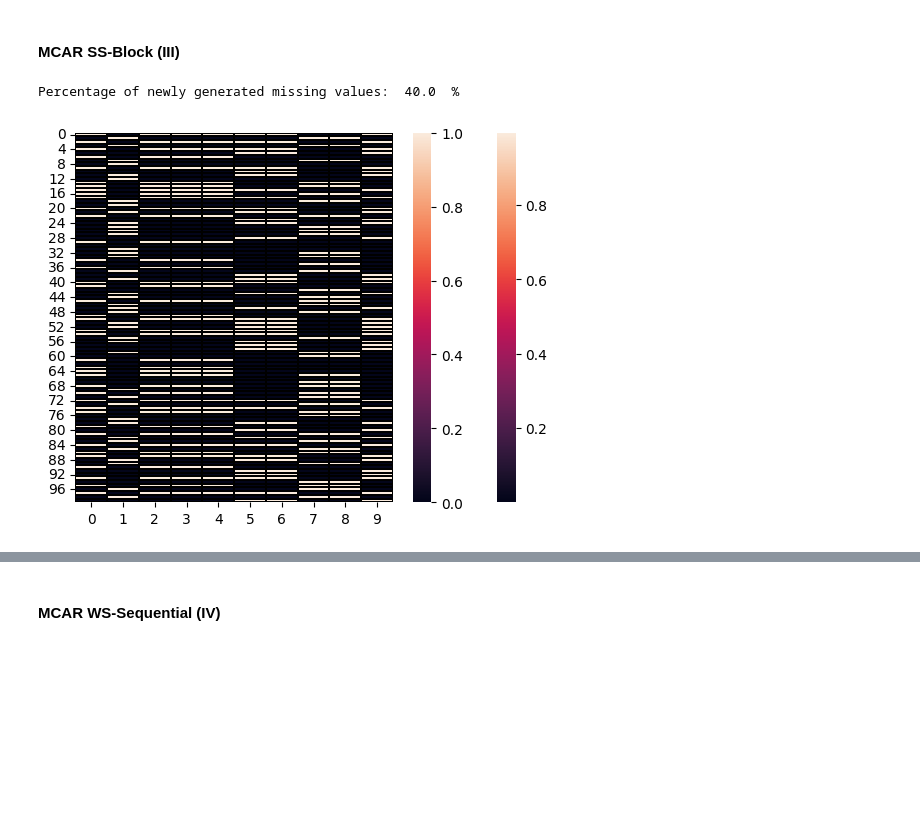
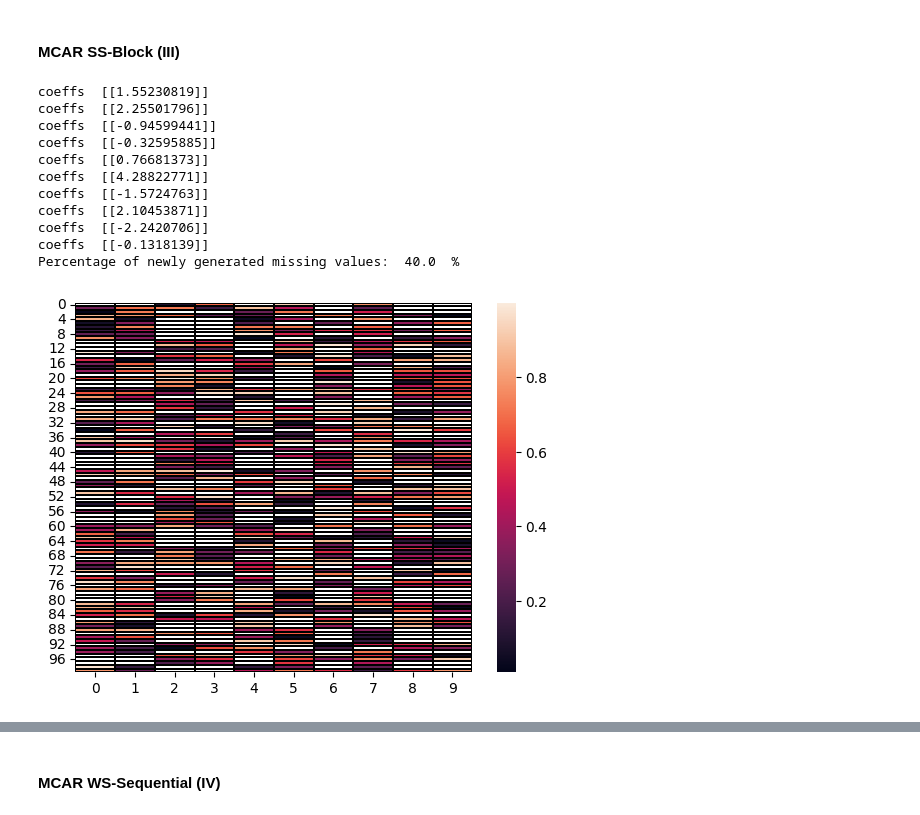
Before and after one commit to arvindkalyan/structured_missingness, a Jupyter notebook: test_coeffs.ipynb, the cells around one changed output, grey strips where cells are left out. Drawn from its saved outputs; the diff is of its cells as text; code cells hidden in the pictures; blank space fills up the shorter version.

Commit message:
Finished implementation of uniform, normal, specified betas

```diff
--- a/test_coeffs.ipynb
+++ b/test_coeffs.ipynb
@@ -166,14 +200,26 @@ plot_mask_corr_rho(R_mcar_WSB, "MCAR-WS Block")
 #### MCAR SS-Block (III)
 # %%
 for i in num_tests:
-    X_miss_mcar_SSB = simulate_nan(X_complete_cont, p_miss=0.4, mecha="MCAR", structured=True, weak=False, sequential=False,dist="normal",arg0=-1, arg1=2)
+    betas = iter([2, -1, -2, 2, -2, -2, 2, -2, 2, -2])
+    X_miss_mcar_SSB = simulate_nan(X_complete_cont, p_miss=0.4, mecha="MCAR", structured=True, weak=False, sequential=False,dist="normal",arg0=0, arg1=2)
+    # X_miss_mcar_SSB = simulate_nan(X_complete_cont, p_miss=0.4, mecha="MCAR", structured=True, weak=False, sequential=False,dist="betas",arg0=betas)
+
 
     X_mcar_SSB = X_miss_mcar_SSB['X_incomp']
     R_mcar_SSB = X_miss_mcar_SSB['mask']
 
 print("Percentage of newly generated missing values: ", (R_mcar_SSB.sum())/np.prod(R_mcar_SSB.shape)*100, " %")
 ax = sns.heatmap(X_mcar_SSB, mask=R_mcar_SSB==1, linewidths=0.005, linecolor='black')
-ax = sns.heatmap(R_mcar_SSB==1, linewidths=0.005, linecolor='black')
 # %% [output]
+coeffs  [[1.55230819]]
+coeffs  [[2.25501796]]
+coeffs  [[-0.94599441]]
+coeffs  [[-0.32595885]]
+coeffs  [[0.76681373]]
+coeffs  [[4.28822771]]
+coeffs  [[-1.5724763]]
+coeffs  [[2.10453871]]
+coeffs  [[-2.2420706]]
+coeffs  [[-0.1318139]]
 Percentage of newly generated missing values:  40.0  %
-[figure, old version]
+[figure, new version]
```
Also changed, not shown: parts of 11 cells of this notebook, 2 other files.
